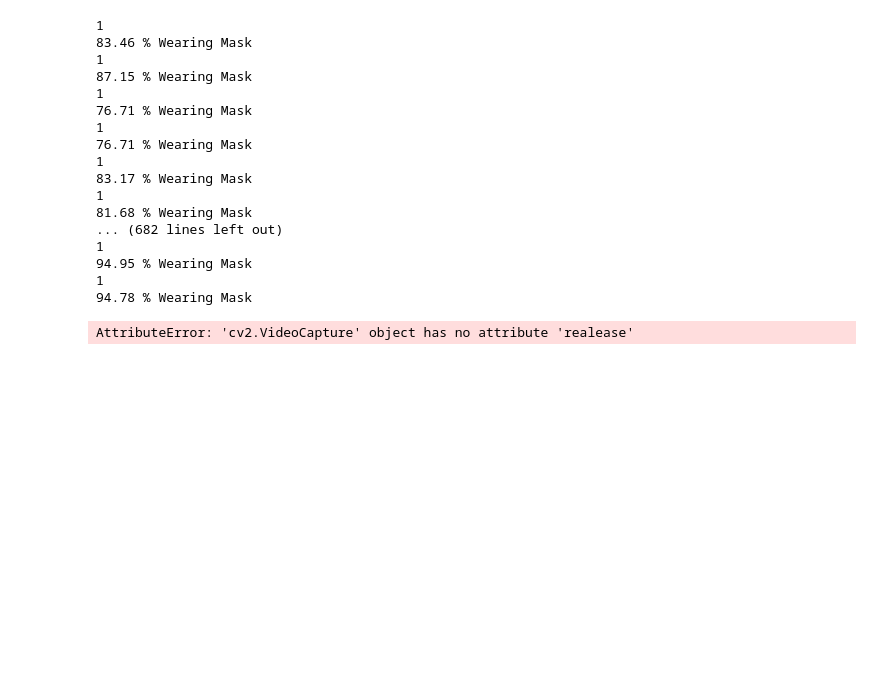
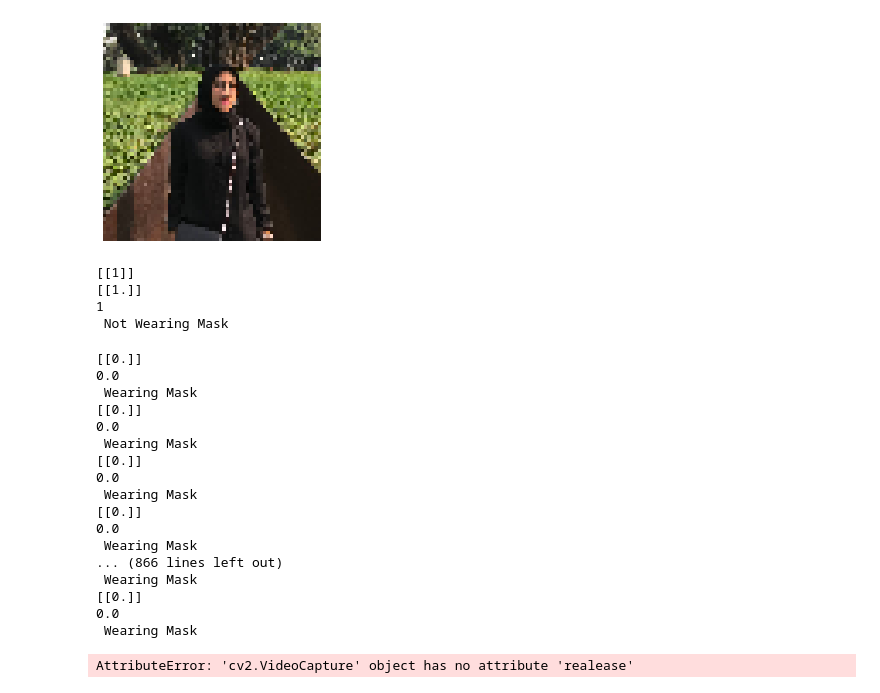
Before and after one commit to evanezcent/Face-Mask-Detection, a Jupyter notebook: LifeDetection.ipynb, the cells around one changed output. Cells and saved outputs as stored; diff of their text form; code cells hidden in the pictures; blank space fills up the shorter version.

```diff
--- a/LifeDetection.ipynb
+++ b/LifeDetection.ipynb
@@ -15,3 +16,34 @@ recognizer = cv2.face.LBPHFaceRecognizer_create()
+# %%
+img = load_img('D:\PROGRAMING\Python\Face Mask/6.jpg',target_size=(64,64))
+plt.imshow(img)
+plt.axis('off')
+plt.show()
+# %% [output]
+[figure, added]
+# %%
+img = img_to_array(img)
+img = np.expand_dims(img, axis = 0)
+
+# PREDICT
+prediksi = my_model.predict_classes(img)
+result = my_model.predict(img)
+idx = prediksi[0][0]
+
+color = (0, 255, 0)
+status =" Wearing Mask"
+if (idx == 1):
+    status =" Not Wearing Mask"
+    color = (0, 0, 255)
+
+print(prediksi)
+print(result)
+print(idx)
+print(status)
+# %% [output]
+[[1]]
+[[1.]]
+1
+ Not Wearing Mask
 # %%
 cam = cv2.VideoCapture(0)
 
@@ -27,24 +59,23 @@ while(True):
 
     for (x, y, w, h) in faces :
         # Get the frame
-        roi_color = rgb[y:y+280, x:x+280]
-        roi_color = cv2.resize(roi_color, (224,224))
+        roi_color = rgb[y:y+w, x:x+h]
 
         # Reshape into 224x224
         img = np.array(roi_color, dtype='float')
-        img = img.reshape(1, 224, 224, 3)
+        img = img.reshape(1, 64, 64, 3)
 
         # PREDICT
         prediksi = my_model.predict(img)
-        idx = np.argmax(prediksi)
-        percentage = "%.2f" % (prediksi[0][idx] * 100)
+        idx = prediksi[0][0]
 
         color = (0, 255, 0)
-        status = str(percentage)+" % Wearing Mask"
-        if (idx == 0):
-            status = str(percentage)+" % Not Wearing Mask"
+        status =" Wearing Mask"
+        if (idx == 1):
+            status =" Not Wearing Mask"
             color = (0, 0, 255)
 
+        print(prediksi)
         print(idx)
         print(status)
 
@@ -66,21 +97,21 @@ while(True):
         cam.realease()
         cv2.destroyAllWindows()
 # %% [output]
-1
-83.46 % Wearing Mask
-1
-87.15 % Wearing Mask
-1
-76.71 % Wearing Mask
-1
-76.71 % Wearing Mask
-1
-83.17 % Wearing Mask
-1
-81.68 % Wearing Mask
-... (682 lines left out)
-1
-94.95 % Wearing Mask
-1
-94.78 % Wearing Mask
+[[0.]]
+0.0
+ Wearing Mask
+[[0.]]
+0.0
+ Wearing Mask
+[[0.]]
+0.0
+ Wearing Mask
+[[0.]]
+0.0
+ Wearing Mask
+... (866 lines left out)
+ Wearing Mask
+[[0.]]
+0.0
+ Wearing Mask
 AttributeError: 'cv2.VideoCapture' object has no attribute 'realease'
```
Also changed, not shown: parts of 2 cells of this notebook, 5 other files.
